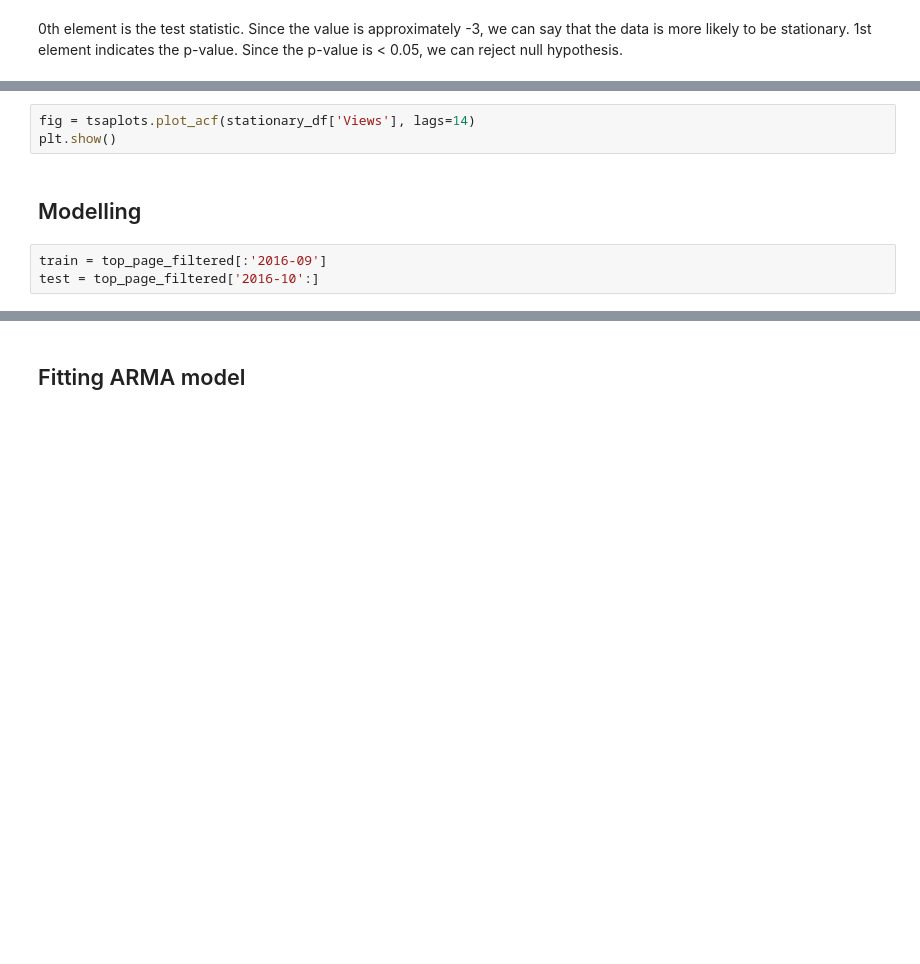
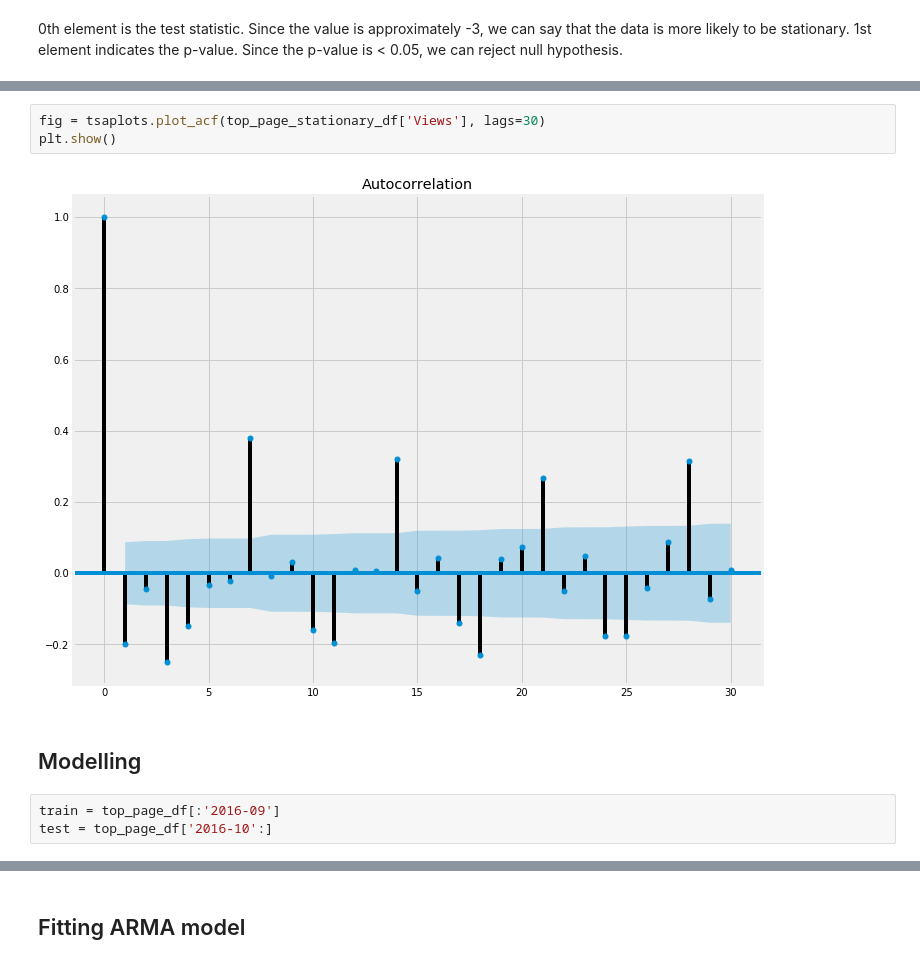
Before and after one commit to Subikshaa/Time-Series-Forecasting-on-Web-Traffic-Dataset, a Jupyter notebook: forecast.ipynb, the cells around one changed output, grey strips where cells are left out. Drawn from its saved outputs; the diff is of its cells as text; blank space fills up the shorter version.

```diff
--- a/forecast.ipynb
+++ b/forecast.ipynb
@@ -229,11 +285,13 @@ print(test2)
 # %%
-fig = tsaplots.plot_acf(stationary_df['Views'], lags=14)
+fig = tsaplots.plot_acf(top_page_stationary_df['Views'], lags=30)
 plt.show()
+# %% [output]
+[figure, added]
 # %% [markdown]
 ## Modelling
 # %%
-train = top_page_filtered[:'2016-09']
-test = top_page_filtered['2016-10':]
+train = top_page_df[:'2016-09']
+test = top_page_df['2016-10':]
 # %%
 fig = tsaplots.plot_acf(train['Views'], lags=30)
 plt.show()
```
Also changed, not shown: parts of 50 cells of this notebook.
